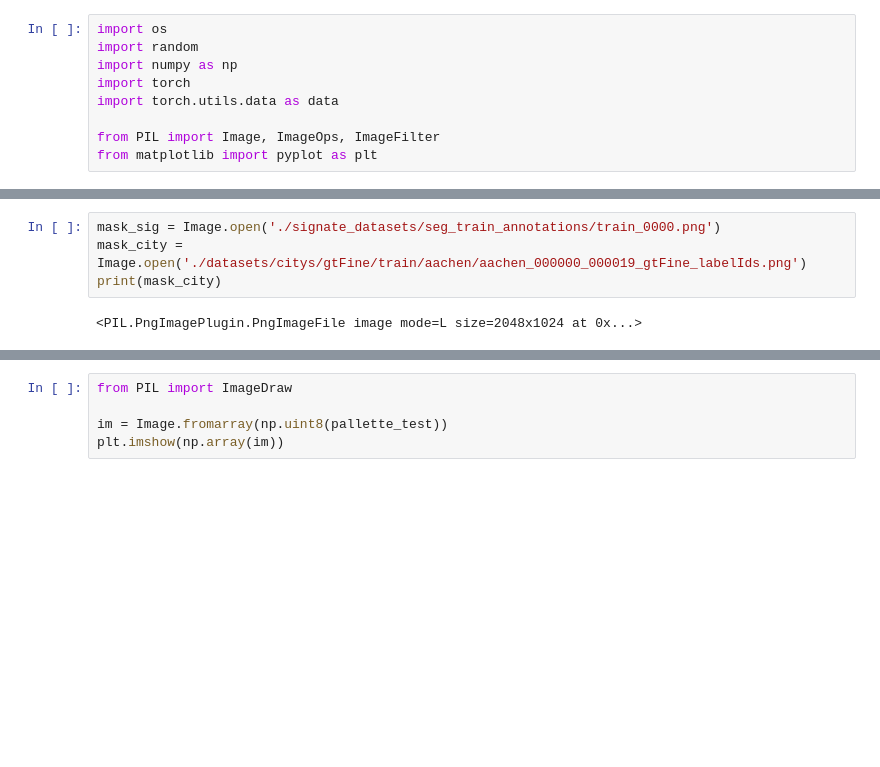
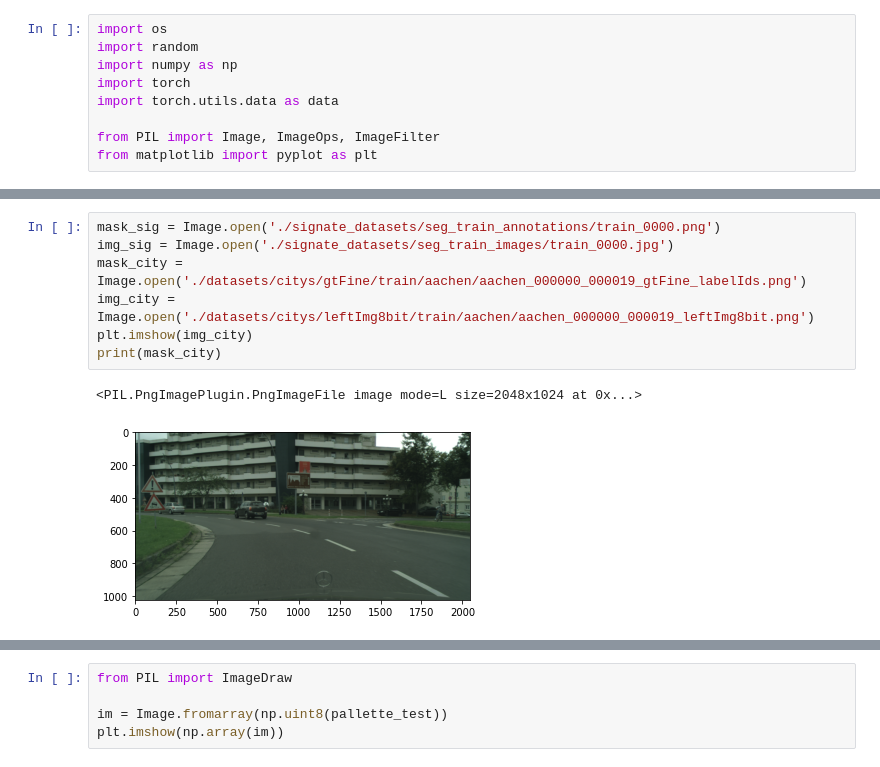
Before and after one commit to kondounagi/ai-edge-contest-4th, a Jupyter notebook: models/Fast-SCNN-pytorch/index-value.ipynb, the cells around one changed output, grey strips where cells are left out. Saved outputs shown, nothing was run; the diff lists cells and outputs as text; blank space fills up the shorter version.

```diff
--- a/models/Fast-SCNN-pytorch/index-value.ipynb
+++ b/models/Fast-SCNN-pytorch/index-value.ipynb
@@ -18,7 +10,11 @@ data_loader/  eval.py        png/               utils/
 # %%
 mask_sig = Image.open('./signate_datasets/seg_train_annotations/train_0000.png')
+img_sig = Image.open('./signate_datasets/seg_train_images/train_0000.jpg')
 mask_city = Image.open('./datasets/citys/gtFine/train/aachen/aachen_000000_000019_gtFine_labelIds.png')
+img_city = Image.open('./datasets/citys/leftImg8bit/train/aachen/aachen_000000_000019_leftImg8bit.png')
+plt.imshow(img_city)
 print(mask_city)
 # %% [output]
 <PIL.PngImagePlugin.PngImageFile image mode=L size=2048x1024 at 0x...>
+[figure, added]
 # %%
```
Also changed, not shown: parts of 10 cells of this notebook, 10 other files.
